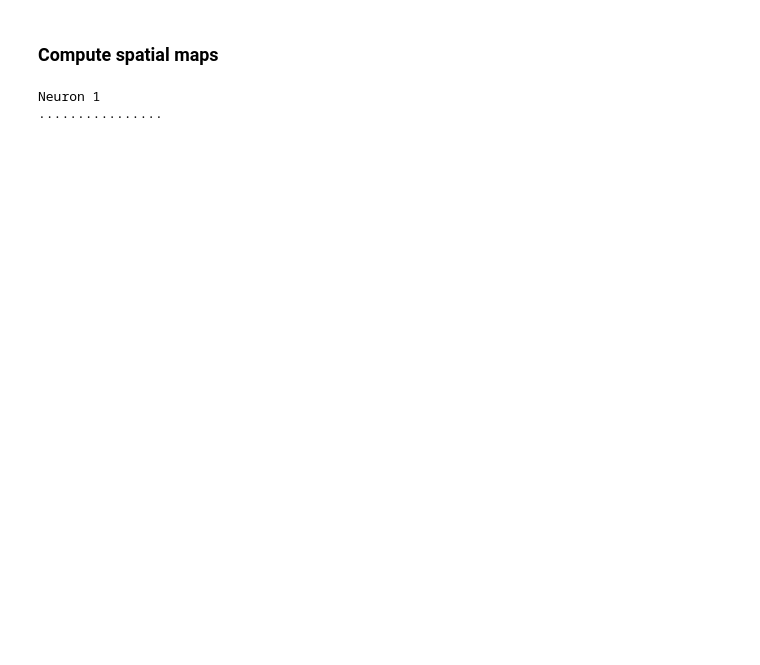
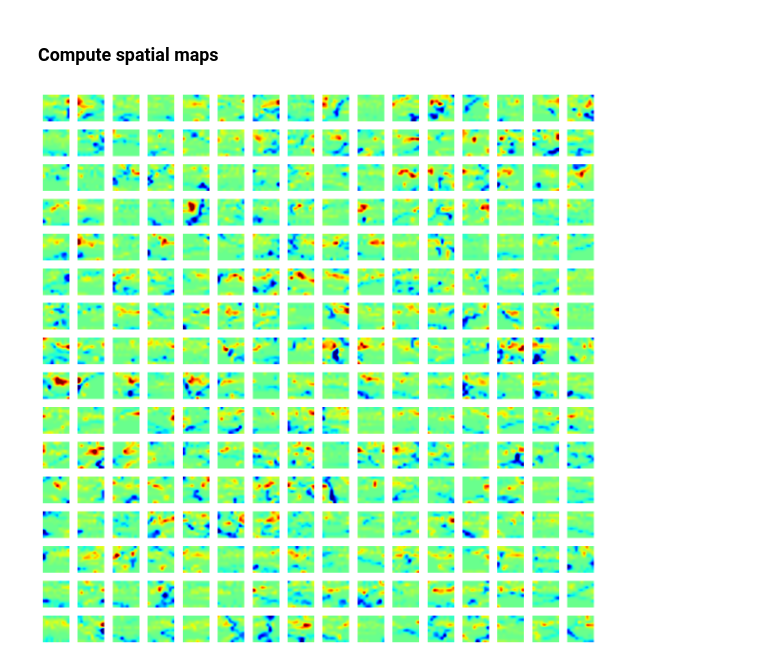
Before and after one commit to nguyen-td/activation-patterns, a Jupyter notebook: load_network.ipynb, the cells around one changed output. Saved outputs shown, nothing was run; the diff lists cells and outputs as text; code cells hidden in the pictures; blank space fills up the shorter version.

```diff
--- a/load_network.ipynb
+++ b/load_network.ipynb
@@ -55,5 +61,5 @@ plt.savefig('trajectory.png', bbox_inches='tight')
 # %%
-spatial_maps = create_ratemaps(x, y_pred, box_width, box_height)
+spatial_maps = create_ratemaps(x, y, box_width=box_width, box_height=box_height)
+plot_ratemaps(spatial_maps, hidden_size, box_width, box_height, resolution, True)
 # %% [output]
-Neuron 1
-................
+[figure, added]
```
Also changed, not shown: parts of 13 cells of this notebook, 6 other files.
